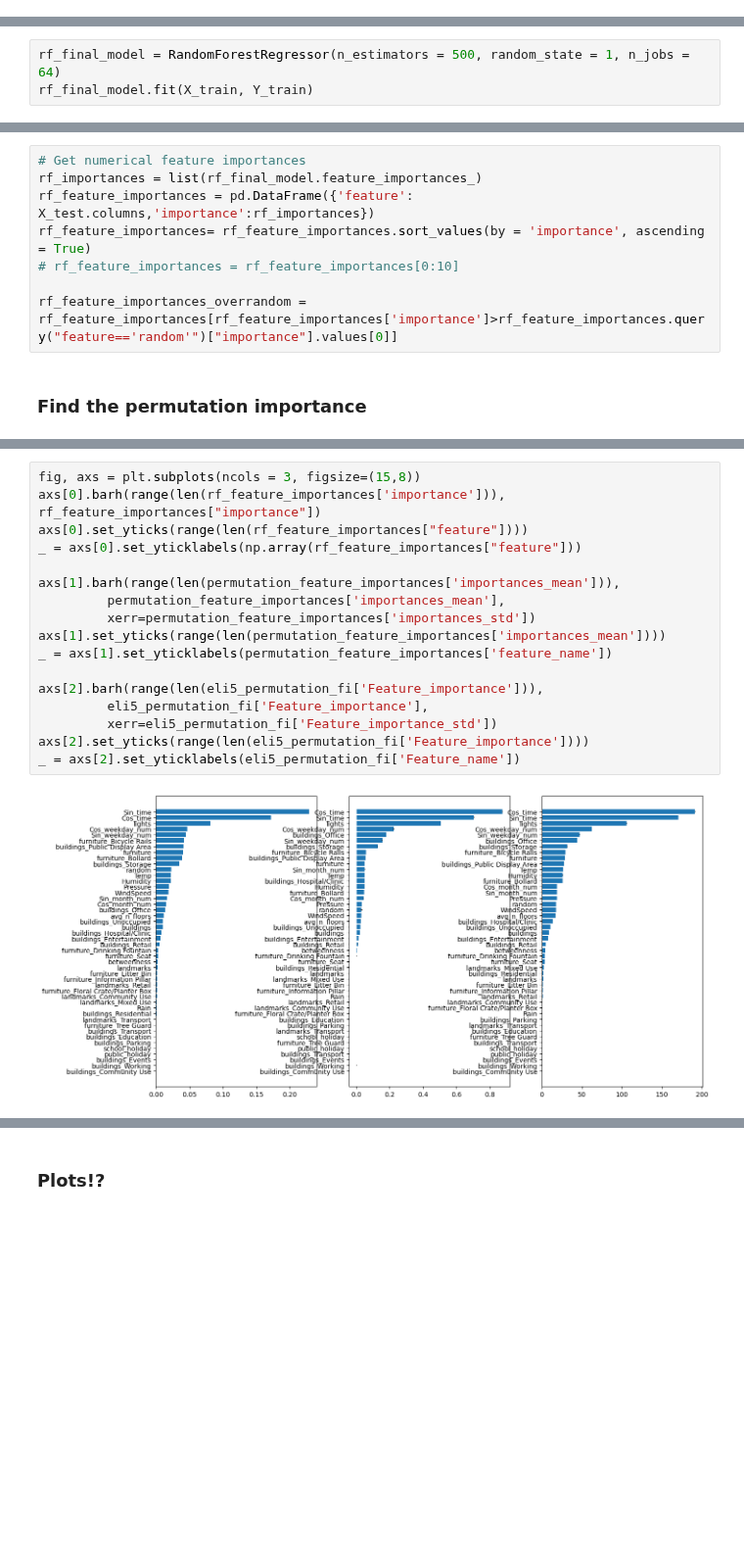
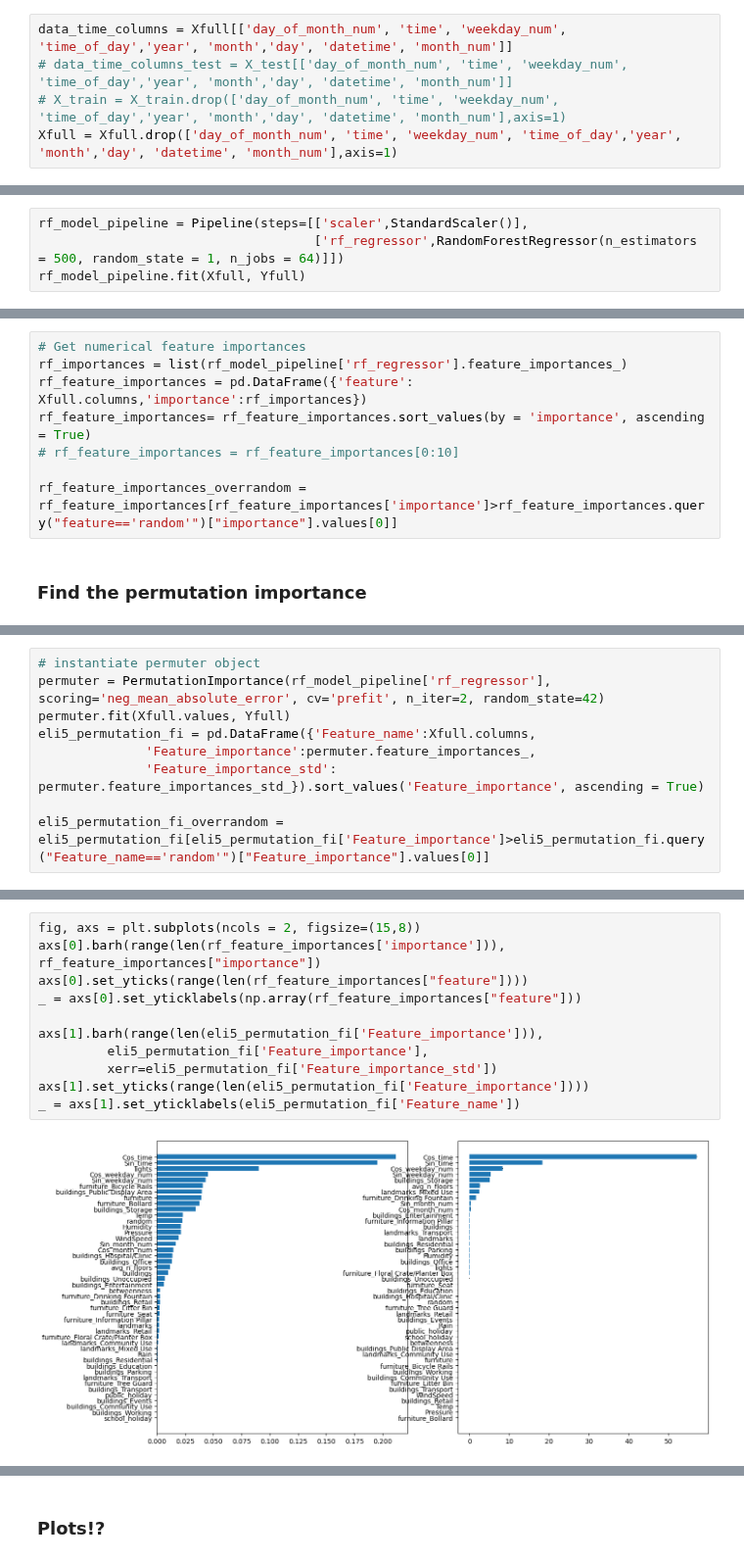
Before and after one commit to nickmalleson/footfall, a Jupyter notebook: MelbourneAnalysis/Modelling/NewModelling-testingCV.ipynb, the cells around one changed output, grey strips where cells are left out. Shown at 98% size. Cells and saved outputs as stored; diff of their text form; blank space fills up the shorter version.

Commit message:
fitting CV on ALL of the data

```diff
--- a/MelbourneAnalysis/Modelling/NewModelling-testingCV.ipynb
+++ b/MelbourneAnalysis/Modelling/NewModelling-testingCV.ipynb
@@ -173 +127,6 @@ X_test = pd.DataFrame(scaler.transform(X_test), columns=X_test.columns)
+# %%
+data_time_columns = Xfull[['day_of_month_num', 'time', 'weekday_num', 'time_of_day','year', 'month','day', 'datetime', 'month_num']]
+# data_time_columns_test = X_test[['day_of_month_num', 'time', 'weekday_num', 'time_of_day','year', 'month','day', 'datetime', 'month_num']]
+# X_train = X_train.drop(['day_of_month_num', 'time', 'weekday_num', 'time_of_day','year', 'month','day', 'datetime', 'month_num'],axis=1)
+Xfull = Xfull.drop(['day_of_month_num', 'time', 'weekday_num', 'time_of_day','year', 'month','day', 'datetime', 'month_num'],axis=1)
 # %% [markdown]
@@ -244,6 +195,7 @@ Random Forest was the best performing model
 ## Fit the final model
 For this, we use all of the training data
 # %%
-rf_final_model = RandomForestRegressor(n_estimators = 500, random_state = 1, n_jobs = 64)
-rf_final_model.fit(X_train, Y_train)
+rf_model_pipeline = Pipeline(steps=[['scaler',StandardScaler()],
+                                    ['rf_regressor',RandomForestRegressor(n_estimators = 500, random_state = 1, n_jobs = 64)]])
+rf_model_pipeline.fit(Xfull, Yfull)
 # %% [output]
@@ -272,7 +263,7 @@ accuracy_results_rf = pd.DataFrame({'MAPE': mape, 'MAE':mae, 'RMSE':RMSE, 'R2':(
 # %%
 # Get numerical feature importances
-rf_importances = list(rf_final_model.feature_importances_)
-rf_feature_importances = pd.DataFrame({'feature': X_test.columns,'importance':rf_importances})
+rf_importances = list(rf_model_pipeline['rf_regressor'].feature_importances_)
+rf_feature_importances = pd.DataFrame({'feature': Xfull.columns,'importance':rf_importances})
 rf_feature_importances= rf_feature_importances.sort_values(by = 'importance', ascending = True)
 # rf_feature_importances = rf_feature_importances[0:10]
 
@@ -291,0 +273,9 @@ permutation_feature_importances_overrandom = permutation_feature_importances[per
+# %%
+# instantiate permuter object
+permuter = PermutationImportance(rf_model_pipeline['rf_regressor'], scoring='neg_mean_absolute_error', cv='prefit', n_iter=2, random_state=42)
+permuter.fit(Xfull.values, Yfull)
+eli5_permutation_fi = pd.DataFrame({'Feature_name':Xfull.columns,
+              'Feature_importance':permuter.feature_importances_,
+              'Feature_importance_std': permuter.feature_importances_std_}).sort_values('Feature_importance', ascending = True)
+
+eli5_permutation_fi_overrandom = eli5_permutation_fi[eli5_permutation_fi['Feature_importance']>eli5_permutation_fi.query("Feature_name=='random'")["Feature_importance"].values[0]]
@@ -292,19 +284,13 @@ permutation_feature_importances_overrandom = permutation_feature_importances[per
 # %%
-fig, axs = plt.subplots(ncols = 3, figsize=(15,8))
+fig, axs = plt.subplots(ncols = 2, figsize=(15,8))
 axs[0].barh(range(len(rf_feature_importances['importance'])), rf_feature_importances["importance"])
 axs[0].set_yticks(range(len(rf_feature_importances["feature"])))
 _ = axs[0].set_yticklabels(np.array(rf_feature_importances["feature"]))
 
-axs[1].barh(range(len(permutation_feature_importances['importances_mean'])),
-         permutation_feature_importances['importances_mean'],
-         xerr=permutation_feature_importances['importances_std'])
-axs[1].set_yticks(range(len(permutation_feature_importances['importances_mean'])))
-_ = axs[1].set_yticklabels(permutation_feature_importances['feature_name'])
-
-axs[2].barh(range(len(eli5_permutation_fi['Feature_importance'])),
+axs[1].barh(range(len(eli5_permutation_fi['Feature_importance'])),
          eli5_permutation_fi['Feature_importance'],
          xerr=eli5_permutation_fi['Feature_importance_std'])
-axs[2].set_yticks(range(len(eli5_permutation_fi['Feature_importance'])))
-_ = axs[2].set_yticklabels(eli5_permutation_fi['Feature_name'])
+axs[1].set_yticks(range(len(eli5_permutation_fi['Feature_importance'])))
+_ = axs[1].set_yticklabels(eli5_permutation_fi['Feature_name'])
 # %% [output]
-[figure, old version]
+[figure, new version]
```
Also changed, not shown: parts of 30 cells of this notebook, 1 other file.
